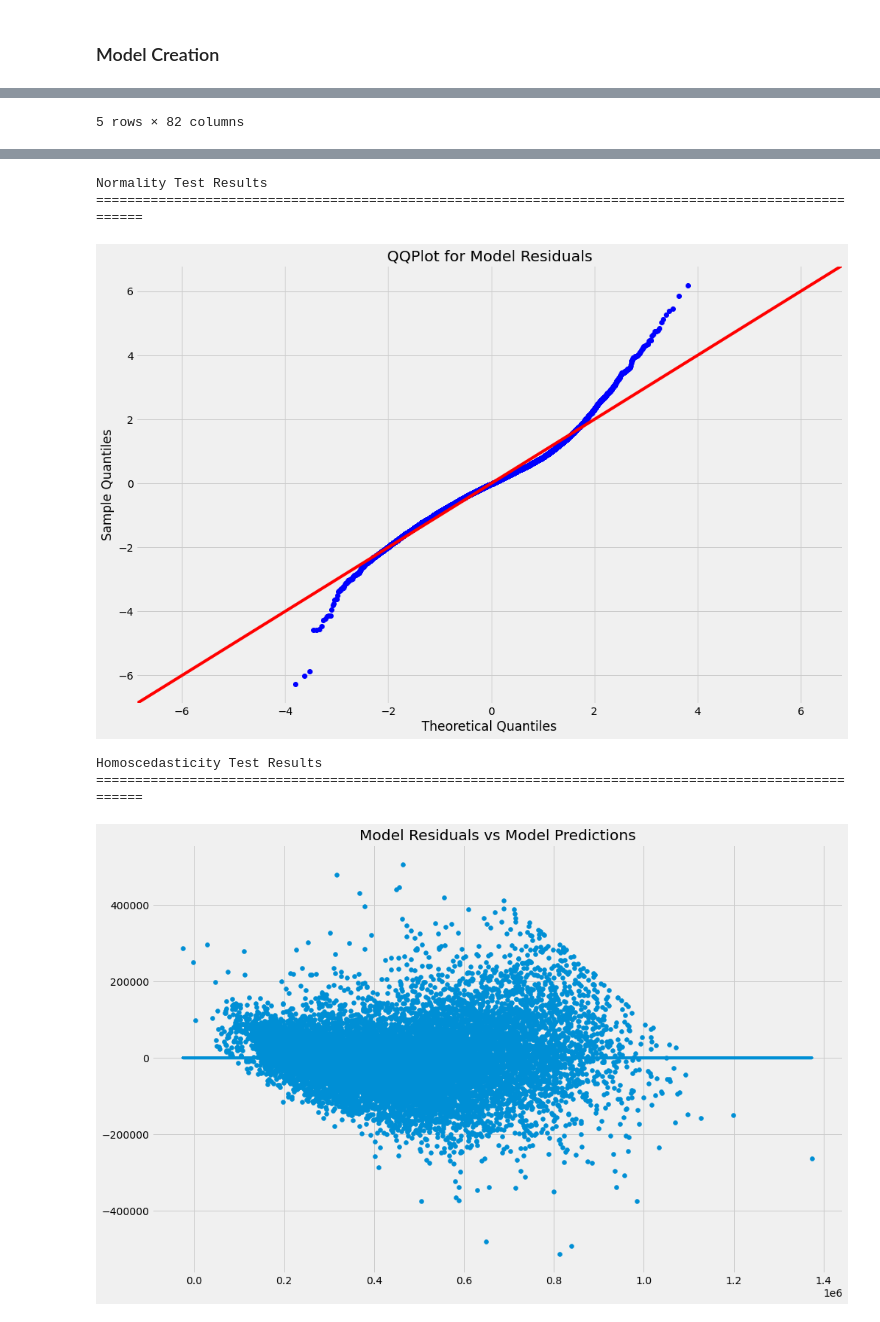
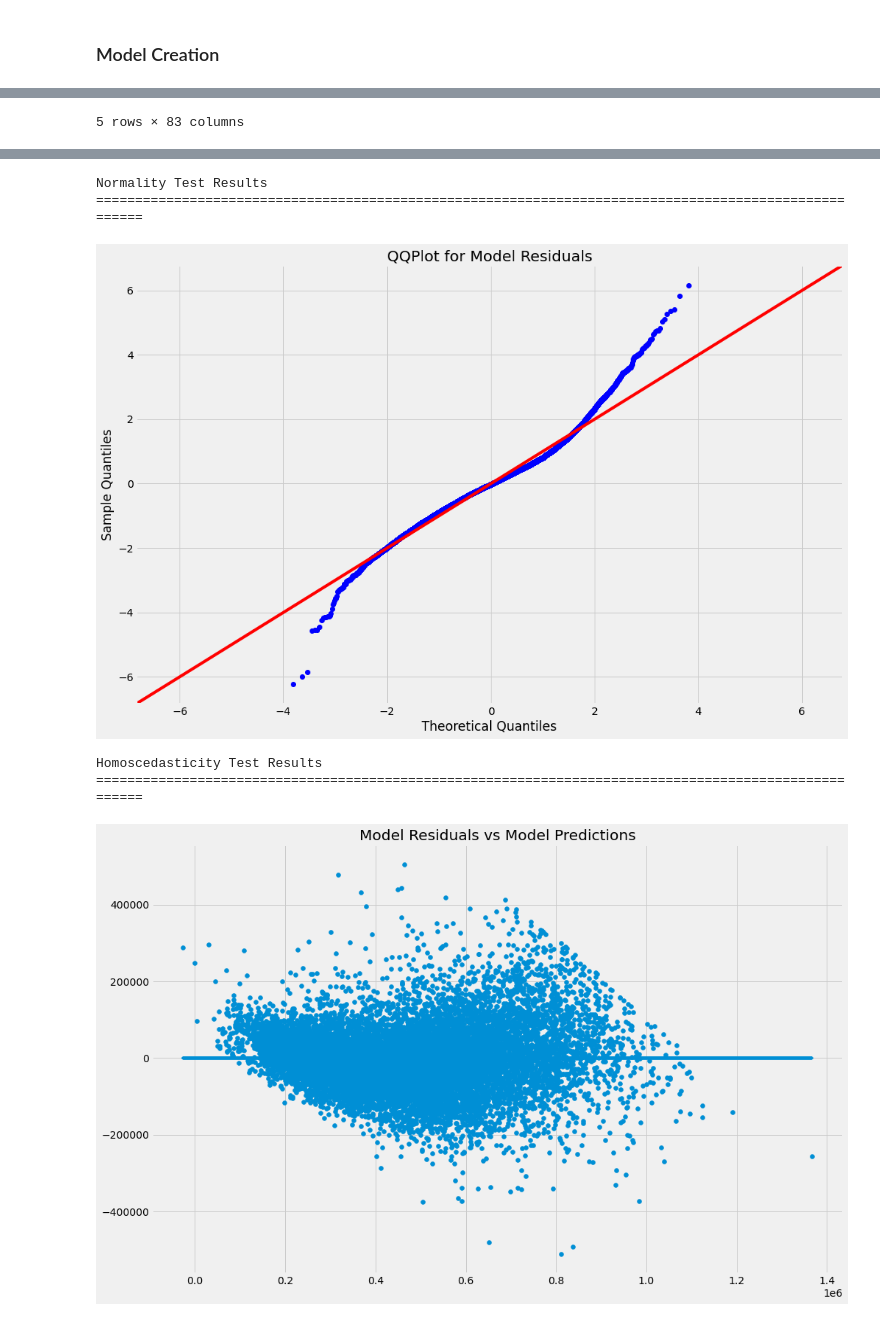
Before and after one commit to bentson1187/dsc-phase-2-project, a Jupyter notebook: Bentson, Brian Phase 2 Project.ipynb, the cells around one changed output, grey strips where cells are left out. Saved outputs shown, nothing was run; the diff lists cells and outputs as text; code cells hidden in the pictures.

```diff
--- a/Bentson, Brian Phase 2 Project.ipynb
+++ b/Bentson, Brian Phase 2 Project.ipynb
@@ -1560,5 +1882,5 @@ df_model_4
 x_cols = df_model_4.drop(columns='price').columns
 y_col = 'price'
 #run funciton to create model and check assumptions
-model_4 = fit_new_model(df_model_4, x_cols=x_cols, y_col=y_col, norm=False)
+model_4 = fit_new_model(df_model_4, x_cols=x_cols, y_col=y_col, norm=True)
 # %% [output]
@@ -1571,3 +1893,3 @@ model_4 = fit_new_model(df_model_4, x_cols=x_cols, y_col=y_col, norm=False)
-5 rows × 82 columns
+5 rows × 83 columns
                             OLS Regression Results
 ==============================================================================
@@ -1606,6 +1928,6 @@ VIF Multicollinearity Test Results
 Normality Test Results
 ======================================================================================================
 [figure]
 Homoscedasticity Test Results
 ======================================================================================================
-[figure, old version]
+[figure, new version]
```
Also changed, not shown: parts of 66 cells of this notebook, 10 other files.
